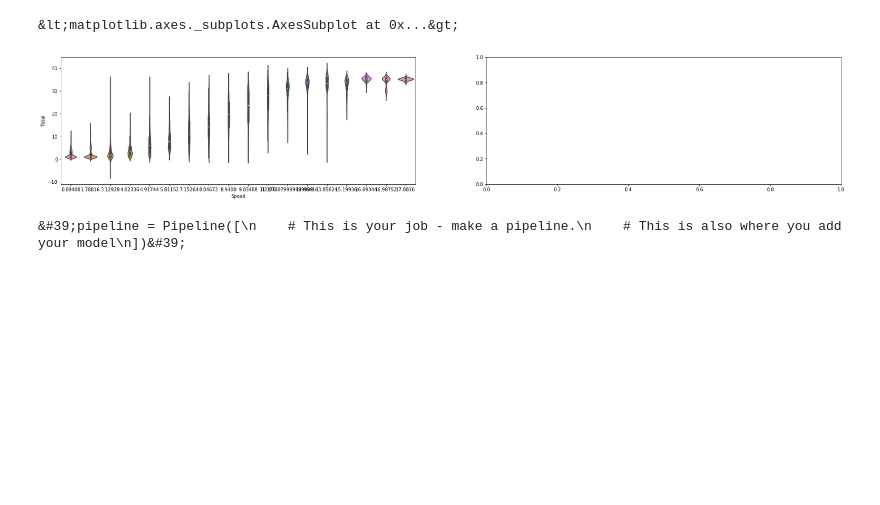
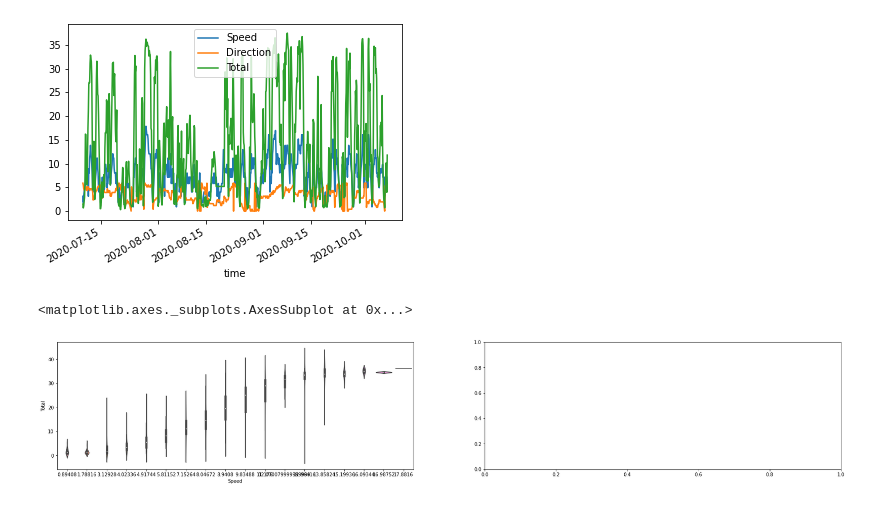
Before and after one commit to asgerhaug/Data-Science-tutorial-VS-Code-Titanic, a Jupyter notebook: AssignmentOne.ipynb, the cells around one changed output. Cells and saved outputs as stored; diff of their text form; code cells hidden in the pictures; blank space fills up the shorter version.

```diff
--- a/AssignmentOne.ipynb
+++ b/AssignmentOne.ipynb
@@ -44,28 +46,18 @@ wind_df.replace({
     "NW":math.radians(315),
     "NNW":math.radians(337.5)},
     inplace=True)
+
+#df_aligned = pd.concat([wind_df, gen_df], axis=1, join='outer').fillna(method='ffill').fillna(method='bfill')
+df_aligned = pd.concat([wind_df, gen_df], axis=1, join = "inner")
+df_aligned = df_aligned.dropna()
 # %%
-import math
-df_aligned = pd.concat([wind_df, gen_df], axis=1, join='outer').fillna(method='ffill').fillna(method='bfill')
+Data =df_aligned[["Speed","Direction","Total"]]
+Data.plot()
+plt.show()
 
-import seaborn as sns
-import matplotlib.pyplot as plt
 fig, axs = plt.subplots(ncols=2, figsize=(30,5))
 sns.violinplot(x="Speed", y="Total", data=df_aligned, ax=axs[0])
 # %% [output]
+[figure, new version]
-&lt;matplotlib.axes._subplots.AxesSubplot at 0x...&gt;
+<matplotlib.axes._subplots.AxesSubplot at 0x...>
-[figure, old version]
+[figure, added]
-# %%
-from sklearn.pipeline import Pipeline
-from sklearn.linear_model import LinearRegression
-
-# Align the data frames
-
-'''pipeline = Pipeline([
-    # This is your job - make a pipeline.
-    # This is also where you add your model
-])'''
-
-# Fit the pipeline
-# %% [output]
-&#39;pipeline = Pipeline([\n    # This is your job - make a pipeline.\n    # This is also where you add your model\n])&#39;
```
Also changed, not shown: parts of 3 cells of this notebook, 2 other files.
